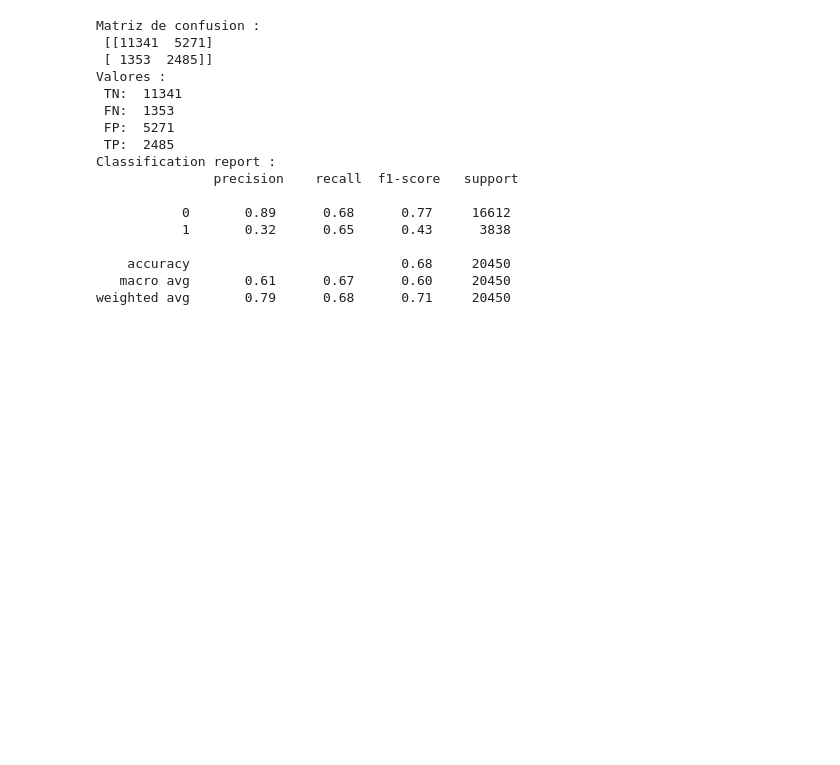
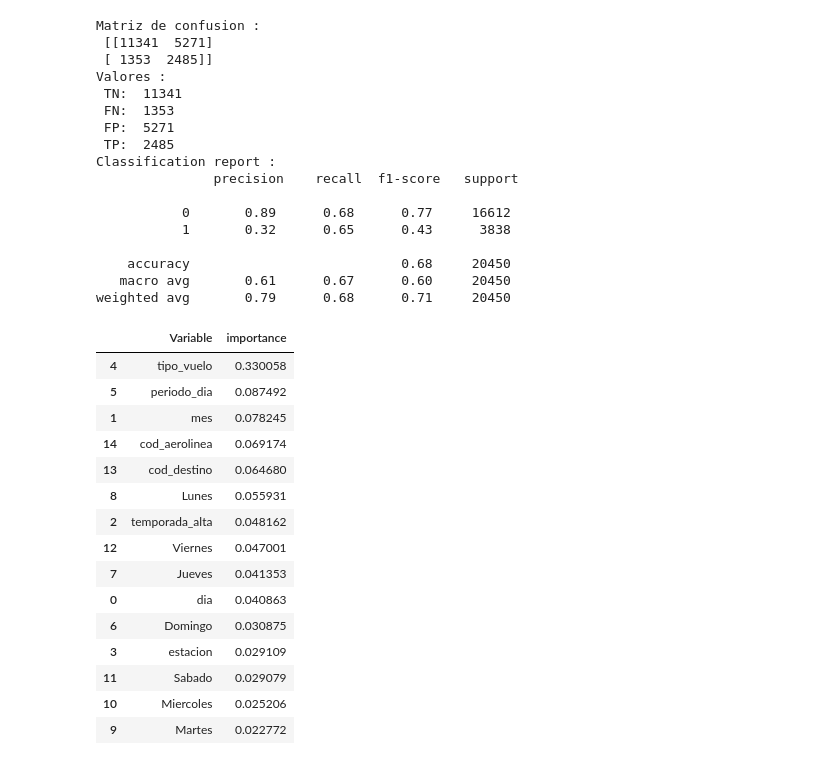
Before and after one commit to julianaplacido/challenge_ds_placido, a Jupyter notebook: 4_hyperparam_opt.ipynb, the cells around one changed output. Saved outputs shown, nothing was run; the diff lists cells and outputs as text; code cells hidden in the pictures; blank space fills up the shorter version.

```diff
--- a/4_hyperparam_opt.ipynb
+++ b/4_hyperparam_opt.ipynb
@@ -570,6 +570,29 @@ Classification report :
     accuracy                           0.68     20450
    macro avg       0.61      0.67      0.60     20450
 weighted avg       0.79      0.68      0.71     20450
+# %%
+feat_imp_xgb = pd.DataFrame()
+feat_imp_xgb['Variable'] = X_train.columns
+feat_imp_xgb['importance'] = xgb_model.feature_importances_
+feat_imp_xgb = feat_imp_xgb.sort_values(by='importance', ascending=False)
+feat_imp_xgb
+# %% [output]
+|  | Variable | importance |
+| 4 | tipo_vuelo | 0.330058 |
+| 5 | periodo_dia | 0.087492 |
+| 1 | mes | 0.078245 |
+| 14 | cod_aerolinea | 0.069174 |
+| 13 | cod_destino | 0.064680 |
+| 8 | Lunes | 0.055931 |
+| 2 | temporada_alta | 0.048162 |
+| 12 | Viernes | 0.047001 |
+| 7 | Jueves | 0.041353 |
+| 0 | dia | 0.040863 |
+| 6 | Domingo | 0.030875 |
+| 3 | estacion | 0.029109 |
+| 11 | Sabado | 0.029079 |
+| 10 | Miercoles | 0.025206 |
+| 9 | Martes | 0.022772 |
 # %% [markdown]
 Si comparamos los modelos:
 
```
Also changed, not shown: parts of 1 cell of this notebook, 3 other files.
